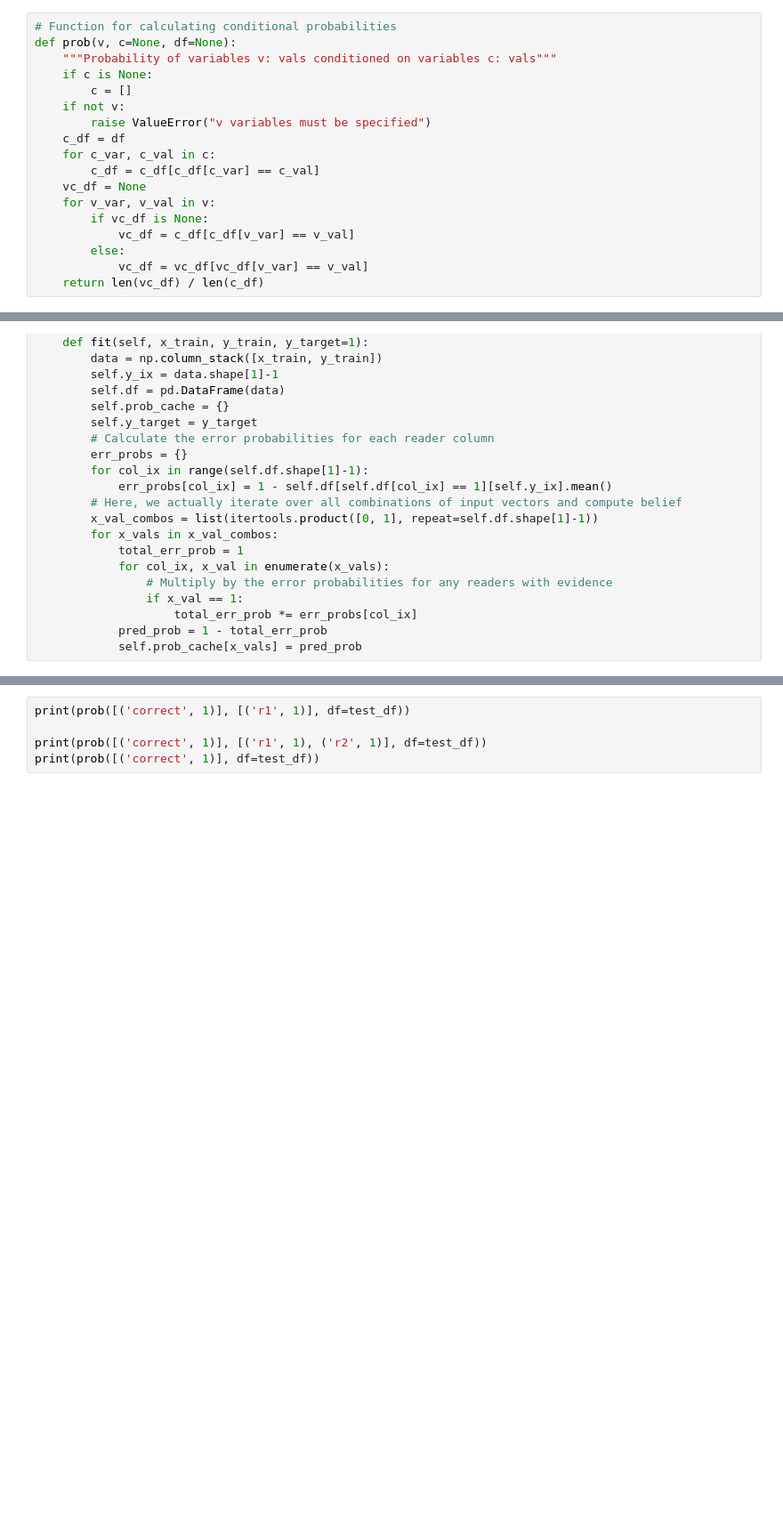
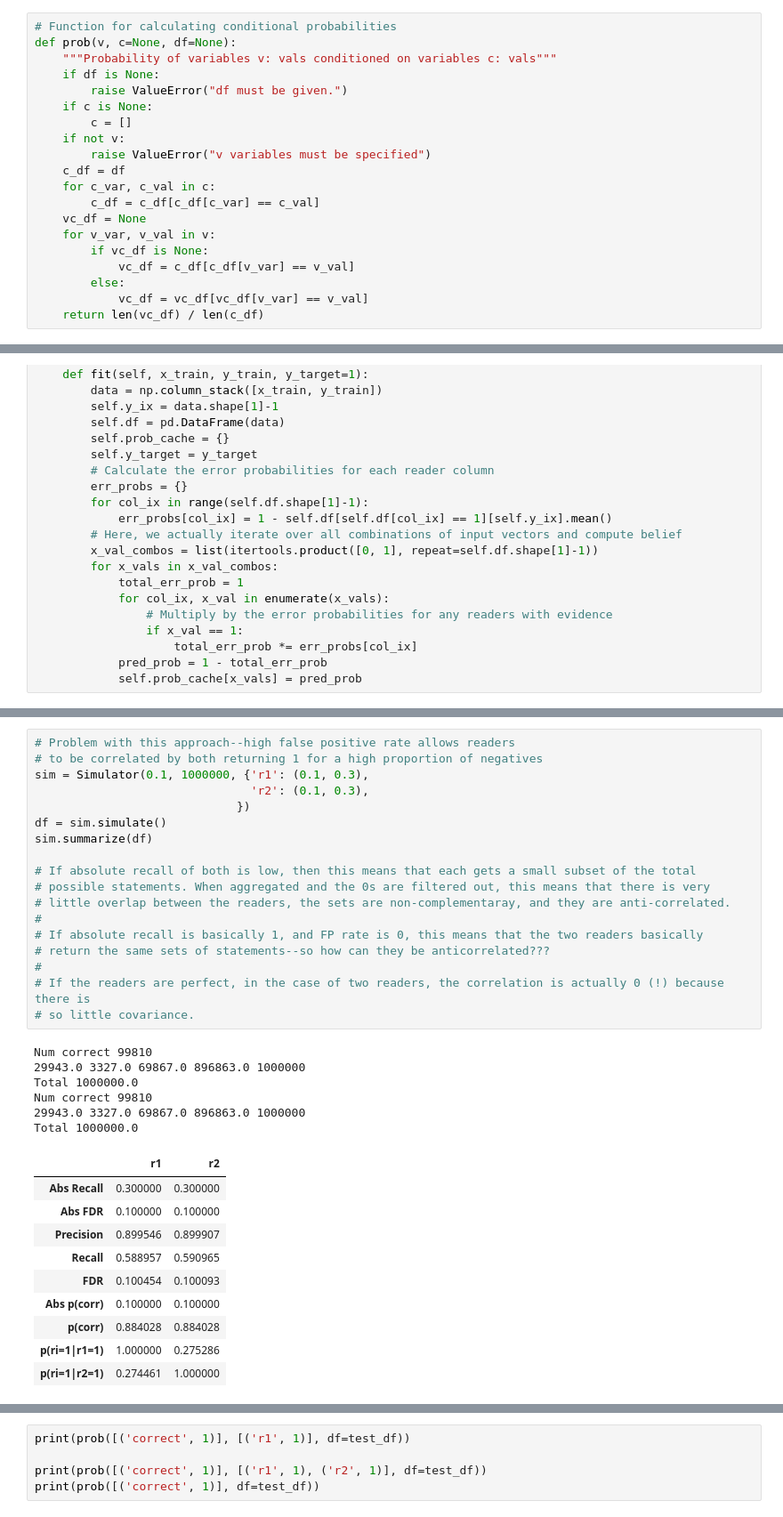
Before and after one commit to sorgerlab/indra_assembly_paper, a Jupyter notebook: notebooks/Belief Prediction.ipynb, the cells around one changed output, grey strips where cells are left out. Shown at 89% size. Cells and saved outputs as stored; diff of their text form; blank space fills up the shorter version.

```diff
--- a/notebooks/Belief Prediction.ipynb
+++ b/notebooks/Belief Prediction.ipynb
@@ -361,6 +374,8 @@ one_or_more_mentions(reader_counts, reader_list)
 # Function for calculating conditional probabilities
 def prob(v, c=None, df=None):
     """Probability of variables v: vals conditioned on variables c: vals"""
+    if df is None:
+        raise ValueError("df must be given.")
     if c is None:
         c = []
     if not v:
@@ -582,0 +636,35 @@ sim = Simulator(0.5,)
+# %%
+# Problem with this approach--high false positive rate allows readers
+# to be correlated by both returning 1 for a high proportion of negatives
+sim = Simulator(0.1, 1000000, {'r1': (0.1, 0.3),
+                               'r2': (0.1, 0.3),
+                             })
+df = sim.simulate()
+sim.summarize(df)
+
+# If absolute recall of both is low, then this means that each gets a small subset of the total
+# possible statements. When aggregated and the 0s are filtered out, this means that there is very
+# little overlap between the readers, the sets are non-complementaray, and they are anti-correlated.
+#
+# If absolute recall is basically 1, and FP rate is 0, this means that the two readers basically
+# return the same sets of statements--so how can they be anticorrelated???
+#
+# If the readers are perfect, in the case of two readers, the correlation is actually 0 (!) because there is
+# so little covariance.
+# %% [output]
+Num correct 99810
+29943.0 3327.0 69867.0 896863.0 1000000
+Total 1000000.0
+Num correct 99810
+29943.0 3327.0 69867.0 896863.0 1000000
+Total 1000000.0
+|  | r1 | r2 |
+| Abs Recall | 0.300000 | 0.300000 |
+| Abs FDR | 0.100000 | 0.100000 |
+| Precision | 0.899546 | 0.899907 |
+| Recall | 0.588957 | 0.590965 |
+| FDR | 0.100454 | 0.100093 |
+| Abs p(corr) | 0.100000 | 0.100000 |
+| p(corr) | 0.884028 | 0.884028 |
+| p(ri=1|r1=1) | 1.000000 | 0.275286 |
+| p(ri=1|r2=1) | 0.274461 | 1.000000 |
```
Also changed, not shown: parts of 18 cells of this notebook.
